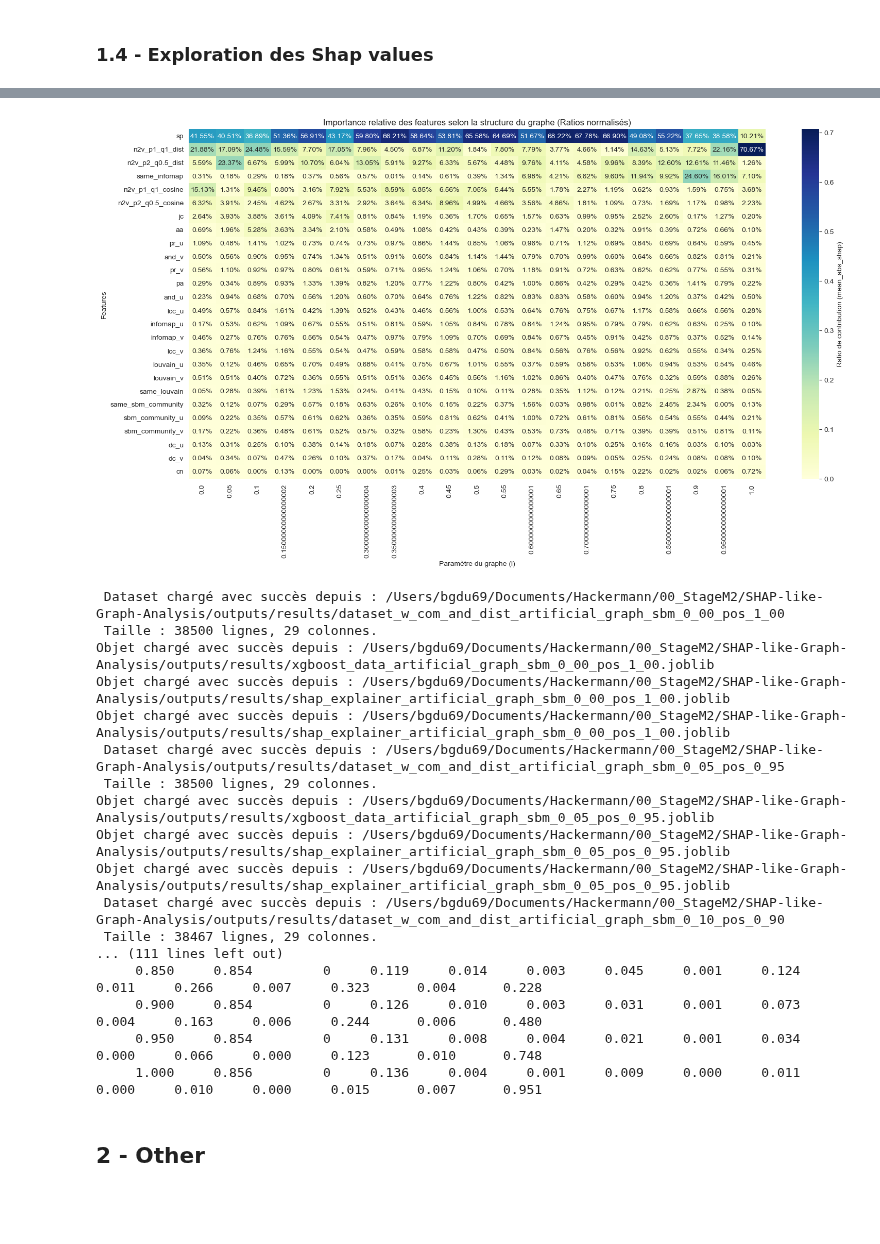
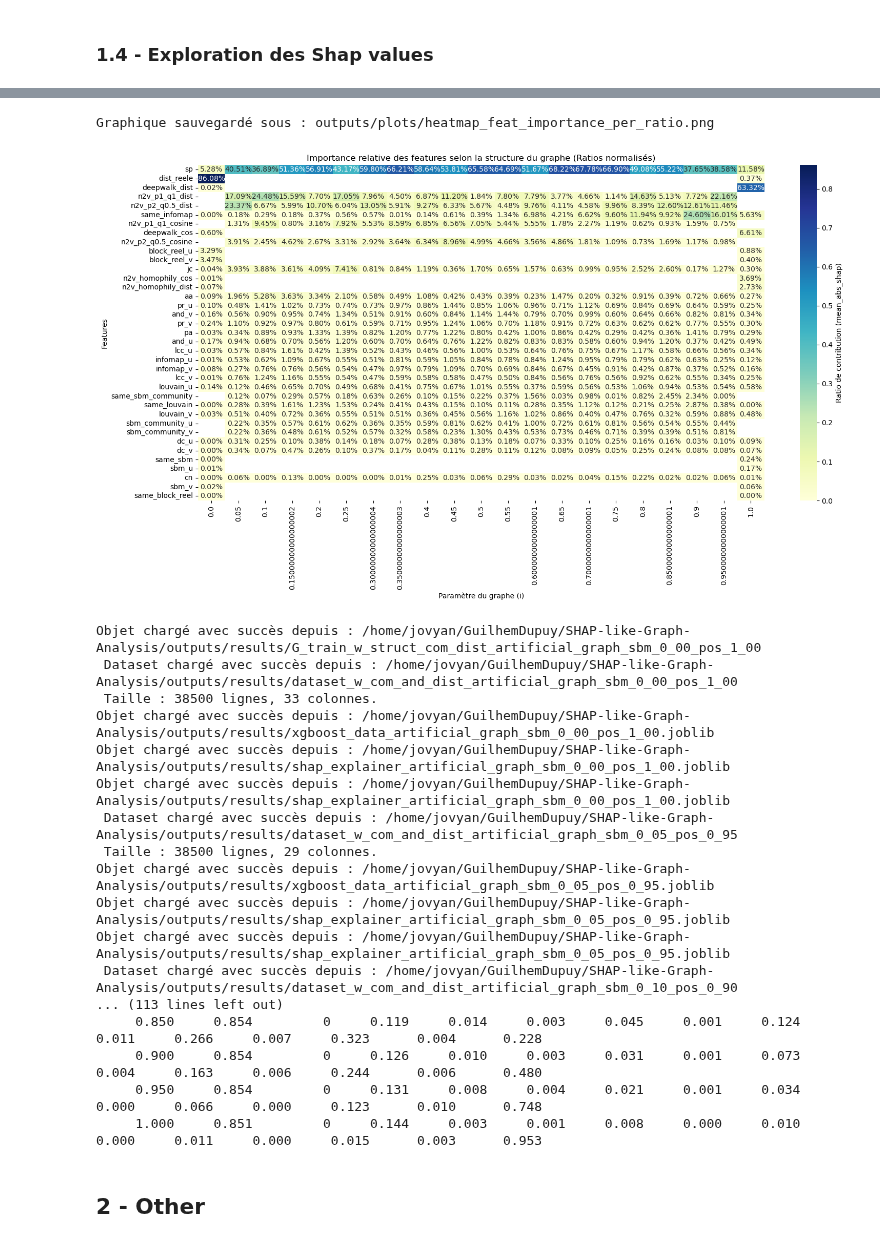
Before and after one commit to DeankoontzG/SHAP-like-Graph-Analysis, a Jupyter notebook: Performance_Analysis.ipynb, the cells around one changed output, grey strips where cells are left out. Saved outputs shown, nothing was run; the diff lists cells and outputs as text; code cells hidden in the pictures; blank space fills up the shorter version.

Commit message:
UPDATE - modifs de bnotebooks et ajouts de plots

```diff
--- a/Performance_Analysis.ipynb
+++ b/Performance_Analysis.ipynb
@@ -64,17 +64,18 @@ def shuffle_ground_truth(df):
 # %%
 # Groupes de features analysés
 features_structure = ['cn', 'aa', 'jc', 'pa', 'sp', 'pr_u', 'pr_v', 'lcc_u', 'lcc_v', 'and_u', 'and_v', 'dc_u', 'dc_v']
-features_commu_inferee = ['louvain_v', 'same_louvain', 'infomap_u', 'infomap_v', 'same_infomap', 'sbm_community_u', 'sbm_community_v', 'same_sbm_community']
-features_commu_inferee_same_group_only = ['same_louvain', 'same_infomap', 'same_sbm_community']
-features_embeddings = ['n2v_p2_q0.5_cosine', 'n2v_p2_q0.5_dist', 'n2v_p1_q1_cosine', 'n2v_p1_q1_dist']
-features_ground_truth = ['group_u', 'group_v','same_group']
-features_ground_truth_same_group_only = ['same_group']
-features_gt_shuffled = ['group_u_shuffled', 'group_v_shuffled', 'same_group_shuffled']
+features_commu_inferee = ['louvain_v', 'same_louvain', 'infomap_u', 'infomap_v', 'same_infomap', 'sbm_u', 'sbm_v', 'same_sbm']
+features_commu_inferee_same_group_only = ['same_louvain', 'same_infomap', 'same_sbm']
+#features_embeddings = ['n2v_p2_q0.5_cosine', 'n2v_p2_q0.5_dist', 'n2v_p1_q1_cosine', 'n2v_p1_q1_dist']
+features_embeddings = ["deepwalk_dist", "deepwalk_cos", "n2v_homophily_dist", "n2v_homophily_cos"]
+features_ground_truth = ['block_reel_u', 'block_reel_v','same_block_reel', "dist_reele"]
+features_ground_truth_same_group_only = ['same_block_reel']
+#features_gt_shuffled = ['group_u_shuffled', 'group_v_shuffled', 'same_group_shuffled']
 
 experiments = {
     "Ground_Truth_Only_SG" : features_ground_truth_same_group_only,
     "Ground_Truth_Only": features_ground_truth,
-    "Ground_Truth_Shuffled": features_gt_shuffled,
+    #"Ground_Truth_Shuffled": features_gt_shuffled,
     "Structure_Only": features_structure,
     "Embeddings_Only": features_embeddings,
     "Inferred_Commu only": features_commu_inferee,
@@ -87,24 +88,27 @@ experiments = {
 
 all_results = []
 
-for i in np.arange(0, 1.05, 0.05):
+#for i in np.arange(1, 1.05, 0.05):
+for i in [0.00,1.00]:
     sbm_val = f"{i:.2f}"
     pos_val = f"{1-i:.2f}"
     G_name = f"artificial_graph_sbm_{sbm_val.replace('.', '_')}_pos_{pos_val.replace('.', '_')}"
 
     # 1. Chargement du dataset (Parquet) et du Graphe (JSON pour les blocs)
-    dataset, _, _, _ = gp.load_all_data_for_graph(G_name)
+    _, dataset, _, _, _ = gp.load_all_data_for_graph(G_name)
     G_json = load_json(f"graph_library/{G_name}.json")
 
     if i == 0 :
         print(dataset.columns)
 
     # 2. Injection de la vérité terrain
-    dataset = add_ground_truth_groups(dataset, G_json)
-    dataset = shuffle_ground_truth(dataset)
+    dataset = gp.enrich_dataset_with_ground_truth(dataset, G_json)
 
     # 3. Lancement des tests
     for exp_name, feat_list in experiments.items():
+        print("===============================")
+        print(exp_name)
+        print("===============================")
         stats_df, model, X_test, _, y_test, _ = gp.train_and_eval_xgboost(dataset, features=feat_list)
 
         all_results.append({
@@ -653,7 +570,7 @@ for i in np.arange(0, 1.05, 0.05):
     pos_val = f"{1-i:.2f}"
     G_name = f"artificial_graph_sbm_{sbm_val.replace('.', '_')}_pos_{pos_val.replace('.', '_')}"
 
-    _, _, shap_explainer, _ = gp.load_all_data_for_graph(G_name)
+    _, _,xgboost_data, shap_explainer, _ = gp.load_all_data_for_graph(G_name)
     X_test = xgboost_data['X_test']
 
     vals = shap_explainer.values
@@ -726,6 +643,10 @@ def plot_feature_importance_evolution(df_results, metric="mean_abs_shap", as_rat
     plt.xlabel("Paramètre du graphe (i)")
     plt.ylabel("Features")
     plt.tight_layout()
+
+    filename = f"outputs/plots/heatmap_feat_importance_per_ratio.png"
+    plt.savefig(filename, dpi=300, bbox_inches='tight')
+    print(f"Graphique sauvegardé sous : {filename}")
     plt.show()
 
 plot_feature_importance_evolution(df_final_results, as_ratio=True)
@@ -734,52 +655,53 @@ plot_feature_importance_evolution(df_final_results, as_ratio=True)
 all_distribs = []
 for i in np.arange(0, 1.05, 0.05):
     sbm_val = f"{i:.2f}"
     pos_val = f"{1-i:.2f}"
     G_name = f"artificial_graph_sbm_{sbm_val.replace('.', '_')}_pos_{pos_val.replace('.', '_')}"
 
-    _, xgboost_data, _, _ = gp.load_all_data_for_graph(G_name)
+    _, _, xgboost_data, _, _ = gp.load_all_data_for_graph(G_name)
     X_test = xgboost_data['X_test']
     y_test = xgboost_data['y_test']
 
     pos_sp = X_test[y_test == 1]['sp'].value_counts(normalize=True).to_dict()
     neg_sp = X_test[y_test == 0]['sp'].value_counts(normalize=True).to_dict()
 
     row = {'sbm_param': round(i, 2)}
     for dist in range(1, 7):
         row[f'pos_sp_{dist}'] = pos_sp.get(dist, 0)
         row[f'neg_sp_{dist}'] = neg_sp.get(dist, 0)
 
     row['pos_sp_7+'] = sum(v for k, v in pos_sp.items() if k >= 7 or k == 0)
     row['neg_sp_7+'] = sum(v for k, v in neg_sp.items() if k >= 7 or k == 0)
 
     all_distribs.append(row)
 
 df_sp_detailed = pd.DataFrame(all_distribs)
 
 cols = ['sbm_param'] + [f'{prefix}_sp_{d}' for d in list(range(1, 7)) + ['7+'] for prefix in ['pos', 'neg']]
 df_sp_detailed = df_sp_detailed[cols]
 
 pd.options.display.float_format = '{:.3f}'.format
 print(df_sp_detailed.to_string(index=False))
 # %% [output]
+Graphique sauvegardé sous : outputs/plots/heatmap_feat_importance_per_ratio.png
-[figure, old version]
+[figure, new version]
- Dataset chargé avec succès depuis : /Users/bgdu69/Documents/Hackermann/00_StageM2/SHAP-like-Graph-Analysis/outputs/results/dataset_w_com_and_dist_artificial_graph_sbm_0_00_pos_1_00
- Taille : 38500 lignes, 29 colonnes.
-Objet chargé avec succès depuis : /Users/bgdu69/Documents/Hackermann/00_StageM2/SHAP-like-Graph-Analysis/outputs/results/xgboost_data_artificial_graph_sbm_0_00_pos_1_00.joblib
-Objet chargé avec succès depuis : /Users/bgdu69/Documents/Hackermann/00_StageM2/SHAP-like-Graph-Analysis/outputs/results/shap_explainer_artificial_graph_sbm_0_00_pos_1_00.joblib
-Objet chargé avec succès depuis : /Users/bgdu69/Documents/Hackermann/00_StageM2/SHAP-like-Graph-Analysis/outputs/results/shap_explainer_artificial_graph_sbm_0_00_pos_1_00.joblib
- Dataset chargé avec succès depuis : /Users/bgdu69/Documents/Hackermann/00_StageM2/SHAP-like-Graph-Analysis/outputs/results/dataset_w_com_and_dist_artificial_graph_sbm_0_05_pos_0_95
- Taille : 38500 lignes, 29 colonnes.
-Objet chargé avec succès depuis : /Users/bgdu69/Documents/Hackermann/00_StageM2/SHAP-like-Graph-Analysis/outputs/results/xgboost_data_artificial_graph_sbm_0_05_pos_0_95.joblib
-Objet chargé avec succès depuis : /Users/bgdu69/Documents/Hackermann/00_StageM2/SHAP-like-Graph-Analysis/outputs/results/shap_explainer_artificial_graph_sbm_0_05_pos_0_95.joblib
-Objet chargé avec succès depuis : /Users/bgdu69/Documents/Hackermann/00_StageM2/SHAP-like-Graph-Analysis/outputs/results/shap_explainer_artificial_graph_sbm_0_05_pos_0_95.joblib
- Dataset chargé avec succès depuis : /Users/bgdu69/Documents/Hackermann/00_StageM2/SHAP-like-Graph-Analysis/outputs/results/dataset_w_com_and_dist_artificial_graph_sbm_0_10_pos_0_90
- Taille : 38467 lignes, 29 colonnes.
-... (111 lines left out)
-     0.850     0.854         0     0.119     0.014     0.003     0.045     0.001     0.124     0.011     0.266     0.007     0.323      0.004      0.228
-     0.900     0.854         0     0.126     0.010     0.003     0.031     0.001     0.073     0.004     0.163     0.006     0.244      0.006      0.480
-     0.950     0.854         0     0.131     0.008     0.004     0.021     0.001     0.034     0.000     0.066     0.000     0.123      0.010      0.748
-     1.000     0.856         0     0.136     0.004     0.001     0.009     0.000     0.011     0.000     0.010     0.000     0.015      0.007      0.951
+Objet chargé avec succès depuis : /home/jovyan/GuilhemDupuy/SHAP-like-Graph-Analysis/outputs/results/G_train_w_struct_com_dist_artificial_graph_sbm_0_00_pos_1_00
+ Dataset chargé avec succès depuis : /home/jovyan/GuilhemDupuy/SHAP-like-Graph-Analysis/outputs/results/dataset_w_com_and_dist_artificial_graph_sbm_0_00_pos_1_00
+ Taille : 38500 lignes, 33 colonnes.
+Objet chargé avec succès depuis : /home/jovyan/GuilhemDupuy/SHAP-like-Graph-Analysis/outputs/results/xgboost_data_artificial_graph_sbm_0_00_pos_1_00.joblib
+Objet chargé avec succès depuis : /home/jovyan/GuilhemDupuy/SHAP-like-Graph-Analysis/outputs/results/shap_explainer_artificial_graph_sbm_0_00_pos_1_00.joblib
+Objet chargé avec succès depuis : /home/jovyan/GuilhemDupuy/SHAP-like-Graph-Analysis/outputs/results/shap_explainer_artificial_graph_sbm_0_00_pos_1_00.joblib
+ Dataset chargé avec succès depuis : /home/jovyan/GuilhemDupuy/SHAP-like-Graph-Analysis/outputs/results/dataset_w_com_and_dist_artificial_graph_sbm_0_05_pos_0_95
+ Taille : 38500 lignes, 29 colonnes.
+Objet chargé avec succès depuis : /home/jovyan/GuilhemDupuy/SHAP-like-Graph-Analysis/outputs/results/xgboost_data_artificial_graph_sbm_0_05_pos_0_95.joblib
+Objet chargé avec succès depuis : /home/jovyan/GuilhemDupuy/SHAP-like-Graph-Analysis/outputs/results/shap_explainer_artificial_graph_sbm_0_05_pos_0_95.joblib
+Objet chargé avec succès depuis : /home/jovyan/GuilhemDupuy/SHAP-like-Graph-Analysis/outputs/results/shap_explainer_artificial_graph_sbm_0_05_pos_0_95.joblib
+ Dataset chargé avec succès depuis : /home/jovyan/GuilhemDupuy/SHAP-like-Graph-Analysis/outputs/results/dataset_w_com_and_dist_artificial_graph_sbm_0_10_pos_0_90
+... (113 lines left out)
+     0.850     0.854         0     0.119     0.014     0.003     0.045     0.001     0.124     0.011     0.266     0.007     0.323      0.004      0.228
+     0.900     0.854         0     0.126     0.010     0.003     0.031     0.001     0.073     0.004     0.163     0.006     0.244      0.006      0.480
+     0.950     0.854         0     0.131     0.008     0.004     0.021     0.001     0.034     0.000     0.066     0.000     0.123      0.010      0.748
+     1.000     0.851         0     0.144     0.003     0.001     0.008     0.000     0.010     0.000     0.011     0.000     0.015      0.003      0.953
 # %% [markdown]
 ## 2 - Other
 # %%
```
Also changed, not shown: parts of 3 cells of this notebook, 6 other files.
